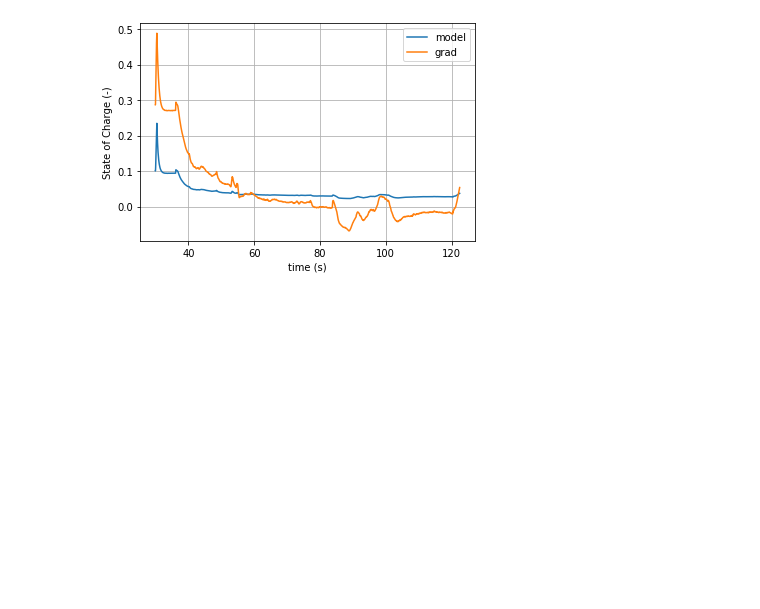
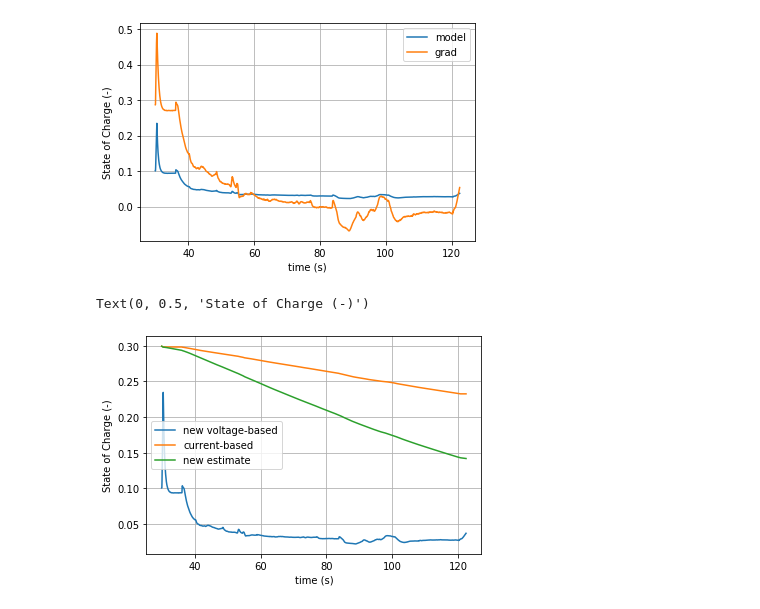
Before and after one commit to lucasschn/LogAnalysis, a Jupyter notebook: Battery/SOC estimator couloumb counting.ipynb, the cells around one changed output. Drawn from its saved outputs; the diff is of its cells as text; code cells hidden in the pictures; blank space fills up the shorter version.

```diff
--- a/Battery/SOC estimator couloumb counting.ipynb
+++ b/Battery/SOC estimator couloumb counting.ipynb
@@ -207,3 +207,24 @@ plt.ylabel('State of Charge (-)')
 # %% [output]
 Text(0, 0.5, 'State of Charge (-)')
 [figure]
+# %%
+newremaining = []
+newremaining.append(_remaining[0])
+
+# the first discharge_mah_loop is now zero
+for k in range(1,len(discharged_mah_loop)): #discharged_mah_loop has one less value than the others
+    newremaining.append((1-weight_v[k]) * newremaining[k-1] + weight_v[k] * SOC_cell[k])
+    newremaining[k] -= discharged_mah_loop[k] / capacity_tot
+    newremaining[k] = np.max(newremaining[k],0)
+# %%
+plt.figure()
+plt.plot(time,SOC_cell,label='new voltage-based')
+plt.plot(time,remaining_current,label='current-based')
+plt.plot(time,newremaining,label='new estimate')
+plt.legend()
+plt.grid()
+plt.xlabel('time (s)')
+plt.ylabel('State of Charge (-)')
+# %% [output]
+Text(0, 0.5, 'State of Charge (-)')
+[figure, added]
```
Also changed, not shown: parts of 1 cell of this notebook, 2 other files.
